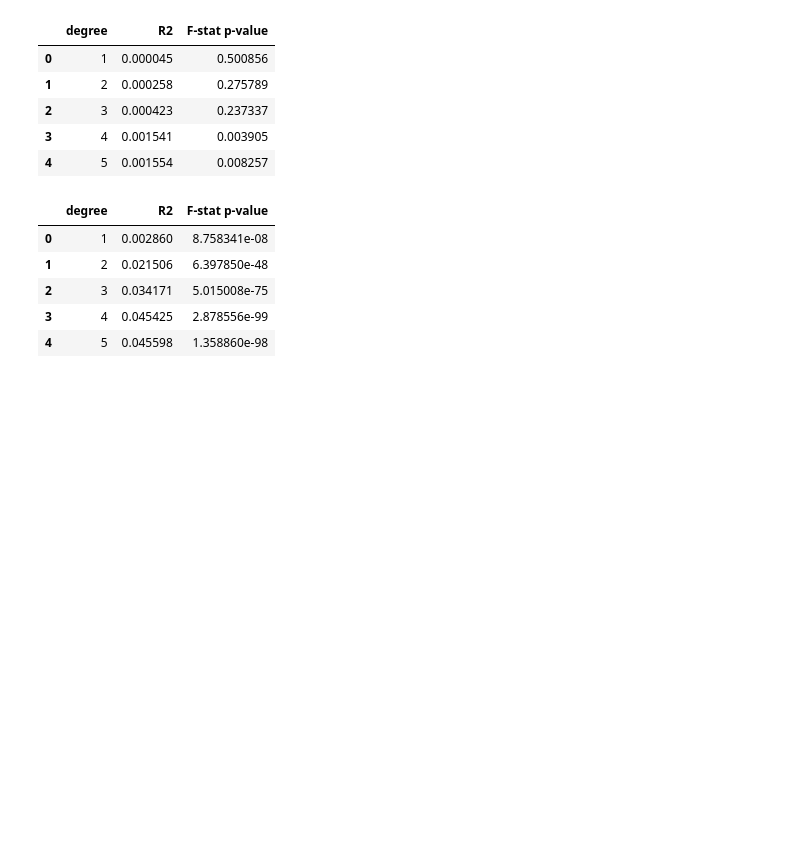
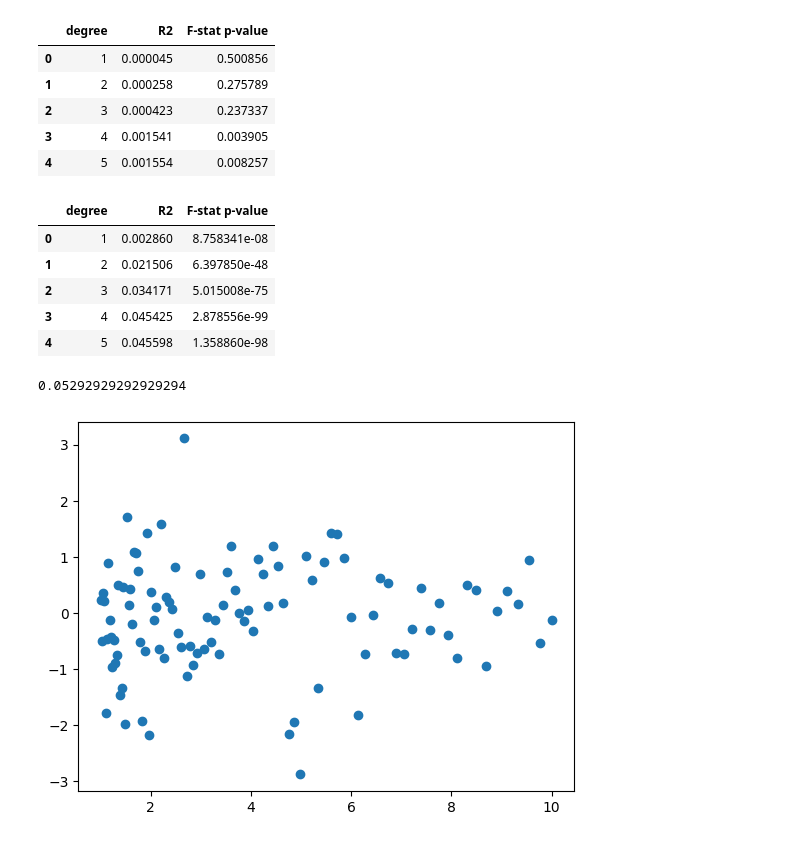
Before and after one commit to viktorvesely/liquid, a Jupyter notebook: liquid/notebooks/le_conf_analysis.ipynb, the cells around one changed output. Saved outputs shown, nothing was run; the diff lists cells and outputs as text; code cells hidden in the pictures; blank space fills up the shorter version.

```diff
--- a/liquid/notebooks/le_conf_analysis.ipynb
+++ b/liquid/notebooks/le_conf_analysis.ipynb
@@ -142,3 +145,20 @@ polynomial_significance_test(df["confidence_D_entropy"], df["confidence_power_en
 | 2 | 3 | 0.034171 | 5.015008e-75 |
 | 3 | 4 | 0.045425 | 2.878556e-99 |
 | 4 | 5 | 0.045598 | 1.358860e-98 |
+# %%
+import numpy as np
+from matplotlib import pyplot as plt
+
+
+fig, ax = plt.subplots()
+
+x = np.logspace(0, 1, 100)
+y = -x * 3 + np.random.normal(scale=5, size=x.size)
+y =  np.random.normal(scale=1, size=x.size)
+
+ax.scatter(x, y)
+
+monotonicity_index(x, y)
+# %% [output]
+0.05292929292929294
+[figure, added]
```
Also changed, not shown: parts of 1 cell of this notebook, 16 other files.
